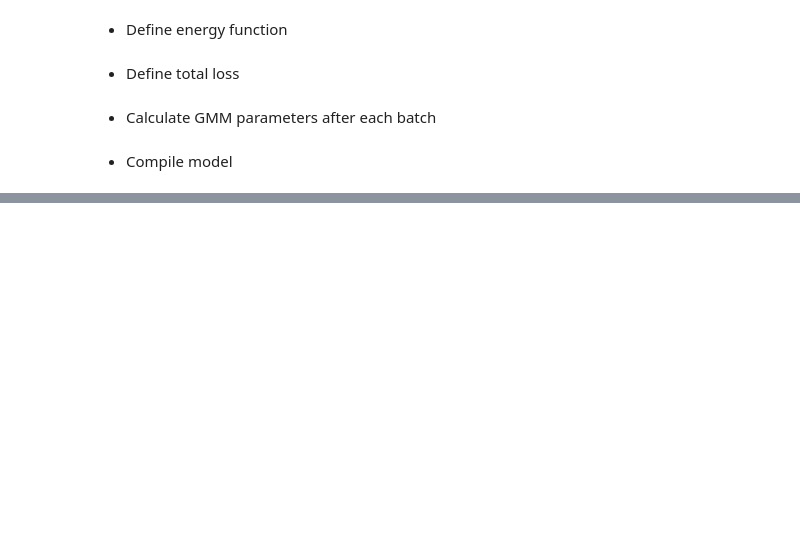
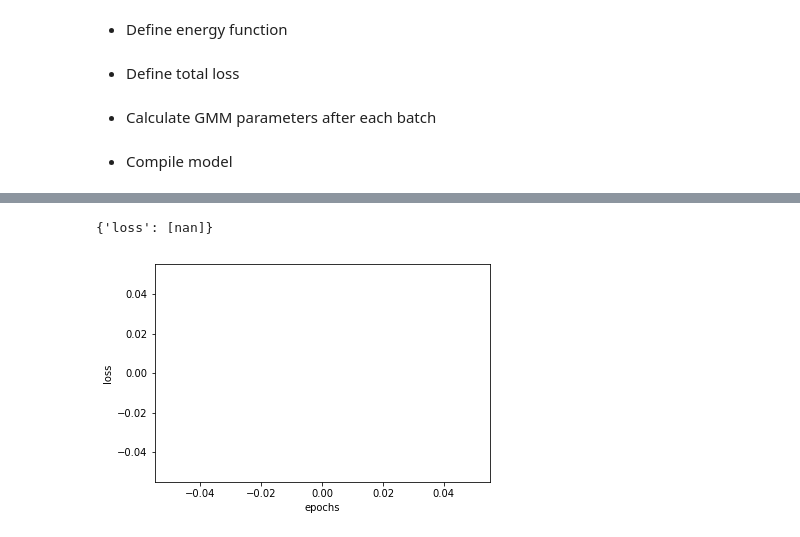
Before and after one commit to cemysf/tum_praktikum, a Jupyter notebook: exercises/compNet+estNet_kdd99-totalLoss-v2.ipynb, the cells around one changed output, grey strips where cells are left out. Cells and saved outputs as stored; diff of their text form; code cells hidden in the pictures; blank space fills up the shorter version.

```diff
--- a/exercises/compNet+estNet_kdd99-totalLoss-v2.ipynb
+++ b/exercises/compNet+estNet_kdd99-totalLoss-v2.ipynb
@@ -513,7 +553,7 @@ def batchGenerator():
     return: number of batch_size examples in each run
     '''
 
-    global batch_train
+    #global batch_train
 
     while True:
         choices = np.random.choice(len(x_train), size=batch_size, replace=False)
@@ -525,11 +565,3 @@ def batchGenerator():
 
 
         yield batch_train
-# %%
-steps_per_epoch = int(np.ceil(x_train.shape[0] / batch_size))
-
-history = full_network.fit_generator(batchGenerator(),
-                           epochs = 10, ##epoch,
-                           steps_per_epoch = steps_per_epoch,
-                           callbacks = [tensorboard, compute_gmm],
-                           verbose = 1)
@@ -543,0 +568,4 @@ printGmmParams()
+# %%
+from keras.callbacks import TerminateOnNaN
+
+terminate_onNan = TerminateOnNaN()
@@ -543,0 +586,21 @@ printGmmParams()
+# %%
+total = 100
+
+for step in range(total):
+    print("\x1b[91m\x1b[1m","step:",step,"of",total, "\x1b[0m")
+
+    printGmmParams()
+
+    history = full_network.fit_generator(batchGenerator(),
+                               epochs = 1,  #epoch,
+                               steps_per_epoch = 1, #48, #steps_per_epoch,
+                               callbacks = [compute_gmm, terminate_onNan], # , tensorboard],
+                               verbose = 1)
+
+    print("")
+
+    print("\x1b[90m\x1b[1m", "-"*70, "\x1b[0m", "\n")
+
+    if str(history.history["loss"][0]) == "nan":
+        printGmmParams()
+        break
@@ -543,0 +625,16 @@ printGmmParams()
+# %%
+history.history
+# %% [output]
+{'loss': [nan]}
+# %%
+import matplotlib.pyplot as plt
+%matplotlib inline
+
+def plot_historyData(data, xlabel="epochs", ylabel="loss"):
+    plt.plot(data)
+    plt.xlabel(xlabel)
+    plt.ylabel(ylabel)
+
+plot_historyData(history.history["loss"])
+# %% [output]
+[figure, added]
```
Also changed, not shown: parts of 46 cells of this notebook.
